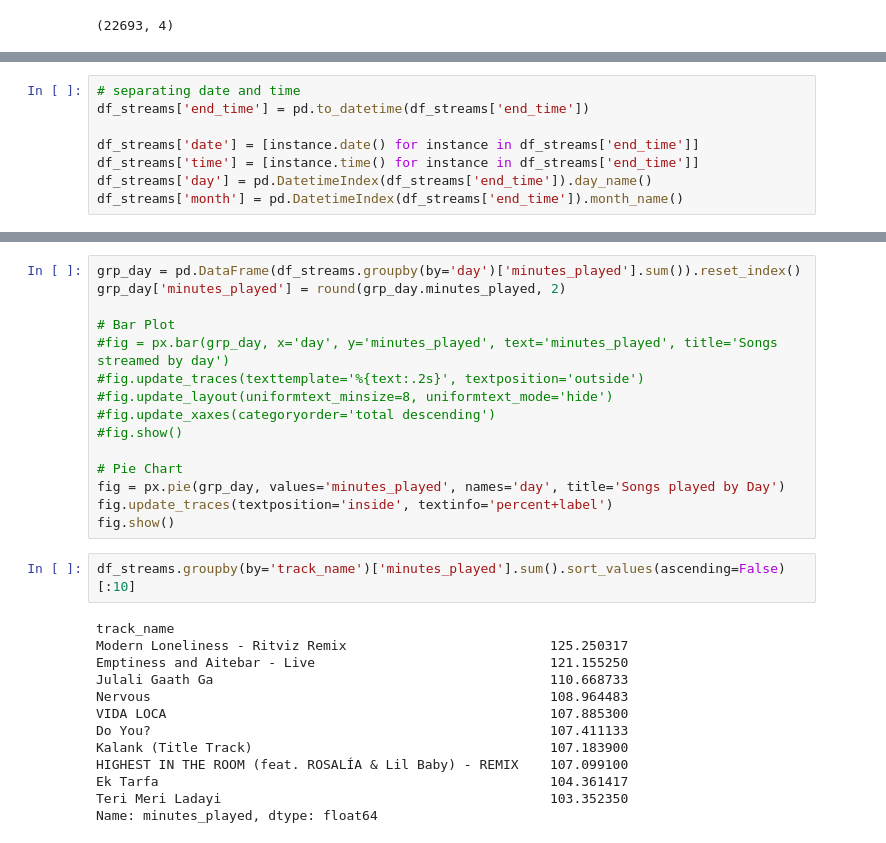
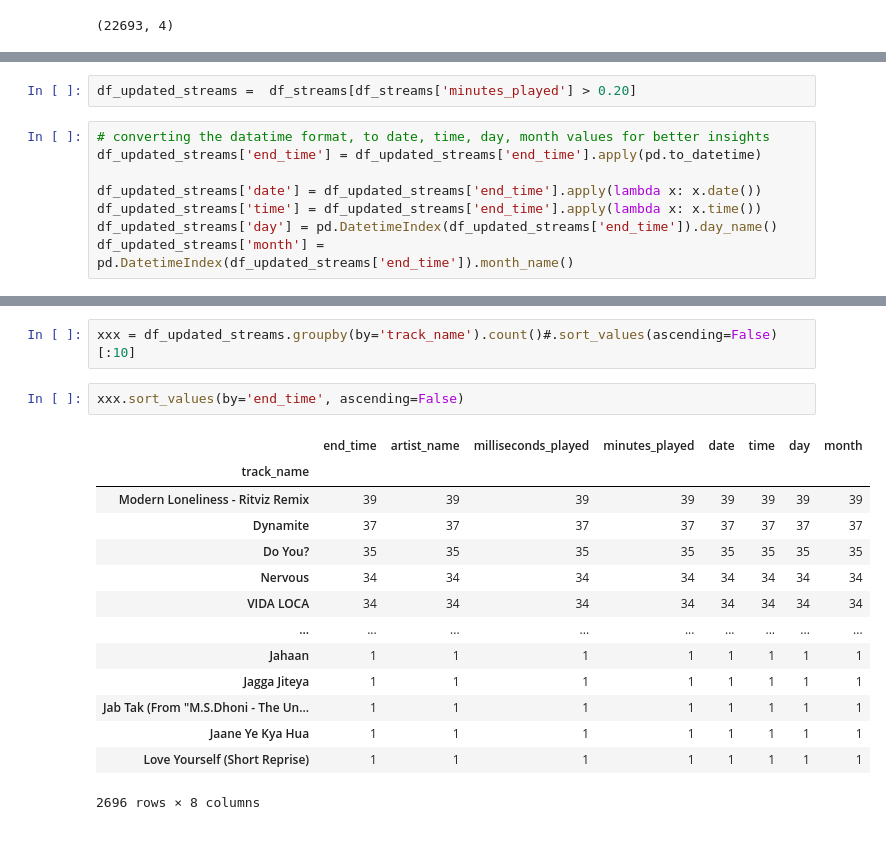
Before and after one commit to addds03/Spotify-API, a Jupyter notebook: myStreams_EDA.ipynb, the cells around one changed output, grey strips where cells are left out. Cells and saved outputs as stored; diff of their text form.

```diff
--- a/myStreams_EDA.ipynb
+++ b/myStreams_EDA.ipynb
@@ -31,8 +32,0 @@ df_streams.head()
-# %%
-# separating date and time
-df_streams['end_time'] = pd.to_datetime(df_streams['end_time'])
-
-df_streams['date'] = [instance.date() for instance in df_streams['end_time']]
-df_streams['time'] = [instance.time() for instance in df_streams['end_time']]
-df_streams['day'] = pd.DatetimeIndex(df_streams['end_time']).day_name()
-df_streams['month'] = pd.DatetimeIndex(df_streams['end_time']).month_name()
@@ -57,0 +37,10 @@ memory usage: 1.7+ MB
+# %%
+df_updated_streams =  df_streams[df_streams['minutes_played'] > 0.20]
+# %%
+# converting the datatime format, to date, time, day, month values for better insights
+df_updated_streams['end_time'] = df_updated_streams['end_time'].apply(pd.to_datetime)
+
+df_updated_streams['date'] = df_updated_streams['end_time'].apply(lambda x: x.date())
+df_updated_streams['time'] = df_updated_streams['end_time'].apply(lambda x: x.time())
+df_updated_streams['day'] = pd.DatetimeIndex(df_updated_streams['end_time']).day_name()
+df_updated_streams['month'] = pd.DatetimeIndex(df_updated_streams['end_time']).month_name()
@@ -110,31 +132,20 @@ fig.show()
-# %%
-grp_day = pd.DataFrame(df_streams.groupby(by='day')['minutes_played'].sum()).reset_index()
-grp_day['minutes_played'] = round(grp_day.minutes_played, 2)
-
-# Bar Plot
-#fig = px.bar(grp_day, x='day', y='minutes_played', text='minutes_played', title='Songs streamed by day')
-#fig.update_traces(texttemplate='%{text:.2s}', textposition='outside')
-#fig.update_layout(uniformtext_minsize=8, uniformtext_mode='hide')
-#fig.update_xaxes(categoryorder='total descending')
-#fig.show()
-
-# Pie Chart
-fig = px.pie(grp_day, values='minutes_played', names='day', title='Songs played by Day')
-fig.update_traces(textposition='inside', textinfo='percent+label')
-fig.show()
 # %%
-df_streams.groupby(by='track_name')['minutes_played'].sum().sort_values(ascending=False)[:10]
+xxx = df_updated_streams.groupby(by='track_name').count()#.sort_values(ascending=False)[:10]
-# %% [output]
-track_name
-Modern Loneliness - Ritviz Remix                          125.250317
-Emptiness and Aitebar - Live                              121.155250
-Julali Gaath Ga                                           110.668733
-Nervous                                                   108.964483
-VIDA LOCA                                                 107.885300
-Do You?                                                   107.411133
-Kalank (Title Track)                                      107.183900
-HIGHEST IN THE ROOM (feat. ROSALÍA & Lil Baby) - REMIX    107.099100
-Ek Tarfa                                                  104.361417
-Teri Meri Ladayi                                          103.352350
-Name: minutes_played, dtype: float64
+# %%
+xxx.sort_values(by='end_time', ascending=False)
+# %% [output]
+|  | end_time | artist_name | milliseconds_played | minutes_played | date | time | day | month |
+| track_name |  |  |  |  |  |  |  |  |
+| Modern Loneliness - Ritviz Remix | 39 | 39 | 39 | 39 | 39 | 39 | 39 | 39 |
+| Dynamite | 37 | 37 | 37 | 37 | 37 | 37 | 37 | 37 |
+| Do You? | 35 | 35 | 35 | 35 | 35 | 35 | 35 | 35 |
+| Nervous | 34 | 34 | 34 | 34 | 34 | 34 | 34 | 34 |
+| VIDA LOCA | 34 | 34 | 34 | 34 | 34 | 34 | 34 | 34 |
+| ... | ... | ... | ... | ... | ... | ... | ... | ... |
+| Jahaan | 1 | 1 | 1 | 1 | 1 | 1 | 1 | 1 |
+| Jagga Jiteya | 1 | 1 | 1 | 1 | 1 | 1 | 1 | 1 |
+| Jab Tak (From "M.S.Dhoni - The Un... | 1 | 1 | 1 | 1 | 1 | 1 | 1 | 1 |
+| Jaane Ye Kya Hua | 1 | 1 | 1 | 1 | 1 | 1 | 1 | 1 |
+| Love Yourself (Short Reprise) | 1 | 1 | 1 | 1 | 1 | 1 | 1 | 1 |
+2696 rows × 8 columns
 # %%
```
Also changed, not shown: parts of 16 cells of this notebook.
